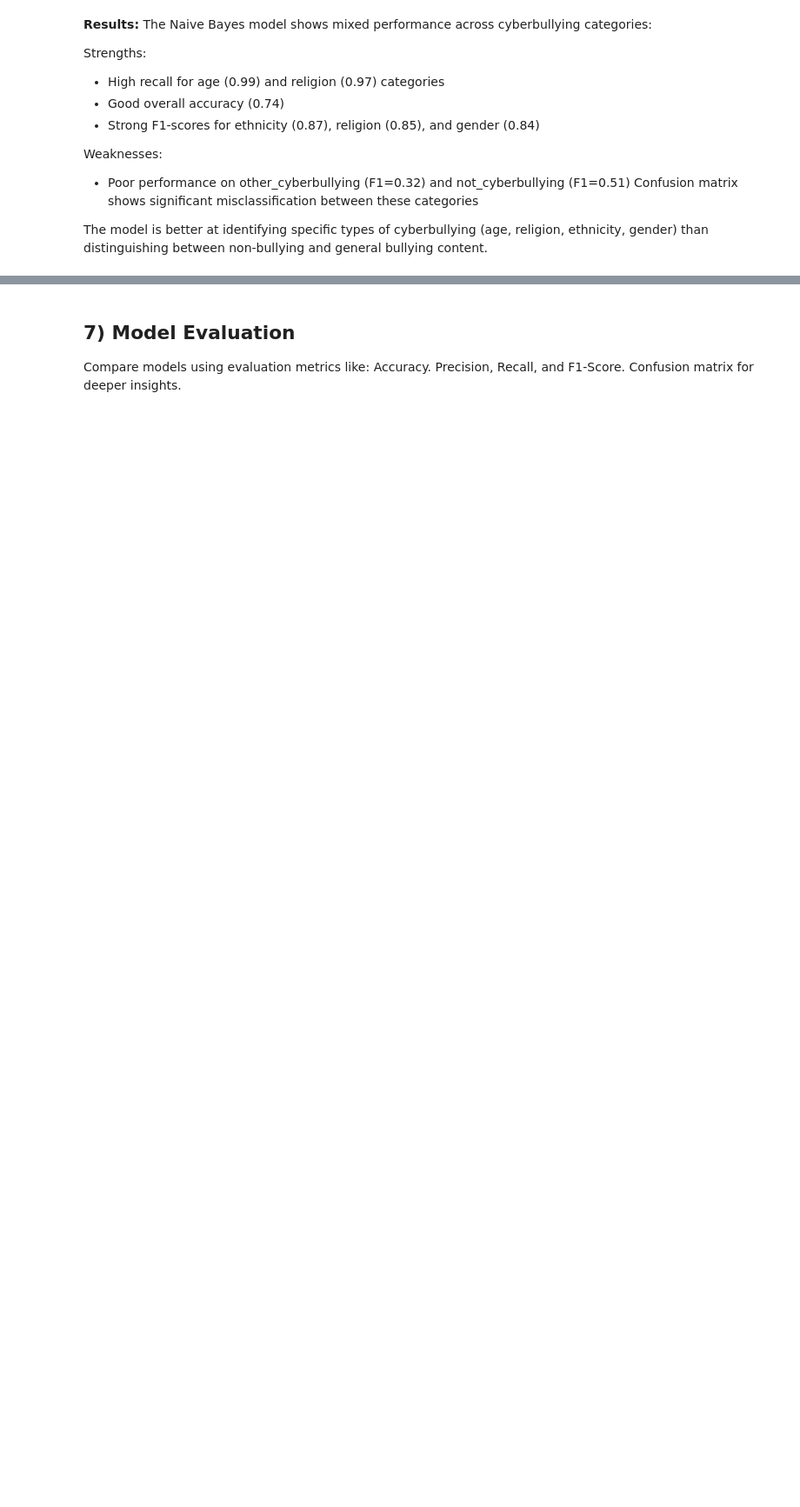
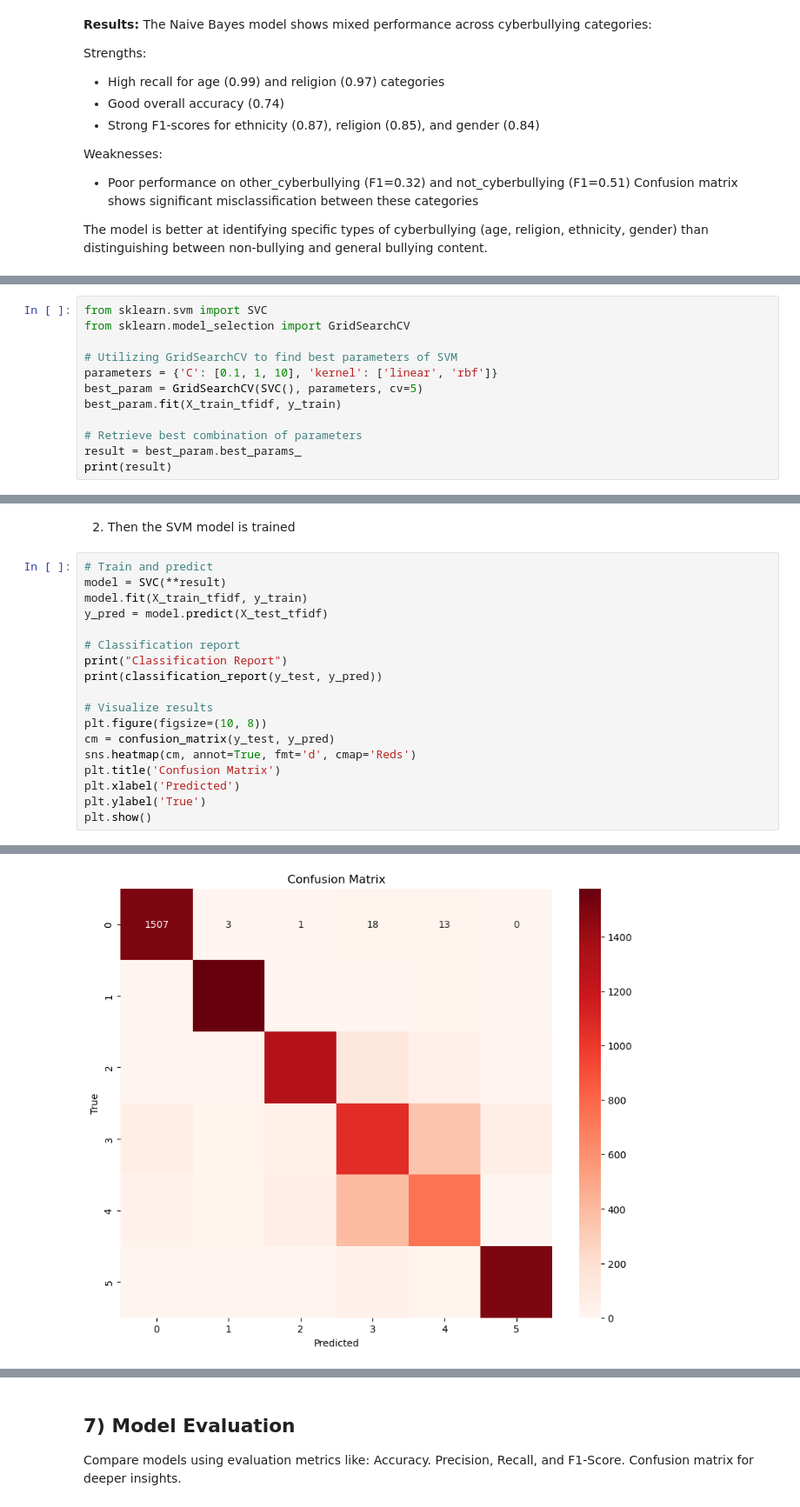
Before and after one commit to fmora22/cs412_project, a Jupyter notebook: cs412_project.ipynb, the cells around one changed output, grey strips where cells are left out. Shown at 87% size. Saved outputs shown, nothing was run; the diff lists cells and outputs as text; blank space fills up the shorter version.

Commit message:
Added SVM model + results

```diff
--- a/cs412_project.ipynb
+++ b/cs412_project.ipynb
@@ -579,0 +578,12 @@ The model is better at identifying specific types of cyberbullying (age, religio
+# %%
+from sklearn.svm import SVC
+from sklearn.model_selection import GridSearchCV
+
+# Utilizing GridSearchCV to find best parameters of SVM
+parameters = {'C': [0.1, 1, 10], 'kernel': ['linear', 'rbf']}
+best_param = GridSearchCV(SVC(), parameters, cv=5)
+best_param.fit(X_train_tfidf, y_train)
+
+# Retrieve best combination of parameters
+result = best_param.best_params_
+print(result)
@@ -579,0 +592,21 @@ The model is better at identifying specific types of cyberbullying (age, religio
+# %% [markdown]
+2. Then the SVM model is trained
+# %%
+# Train and predict
+model = SVC(**result)
+model.fit(X_train_tfidf, y_train)
+y_pred = model.predict(X_test_tfidf)
+
+# Classification report
+print("Classification Report")
+print(classification_report(y_test, y_pred))
+
+# Visualize results
+plt.figure(figsize=(10, 8))
+cm = confusion_matrix(y_test, y_pred)
+sns.heatmap(cm, annot=True, fmt='d', cmap='Reds')
+plt.title('Confusion Matrix')
+plt.xlabel('Predicted')
+plt.ylabel('True')
+plt.show()
+# %% [output]
@@ -579,0 +626 @@ The model is better at identifying specific types of cyberbullying (age, religio
+[figure, added]
```
Also changed, not shown: parts of 14 cells of this notebook.
